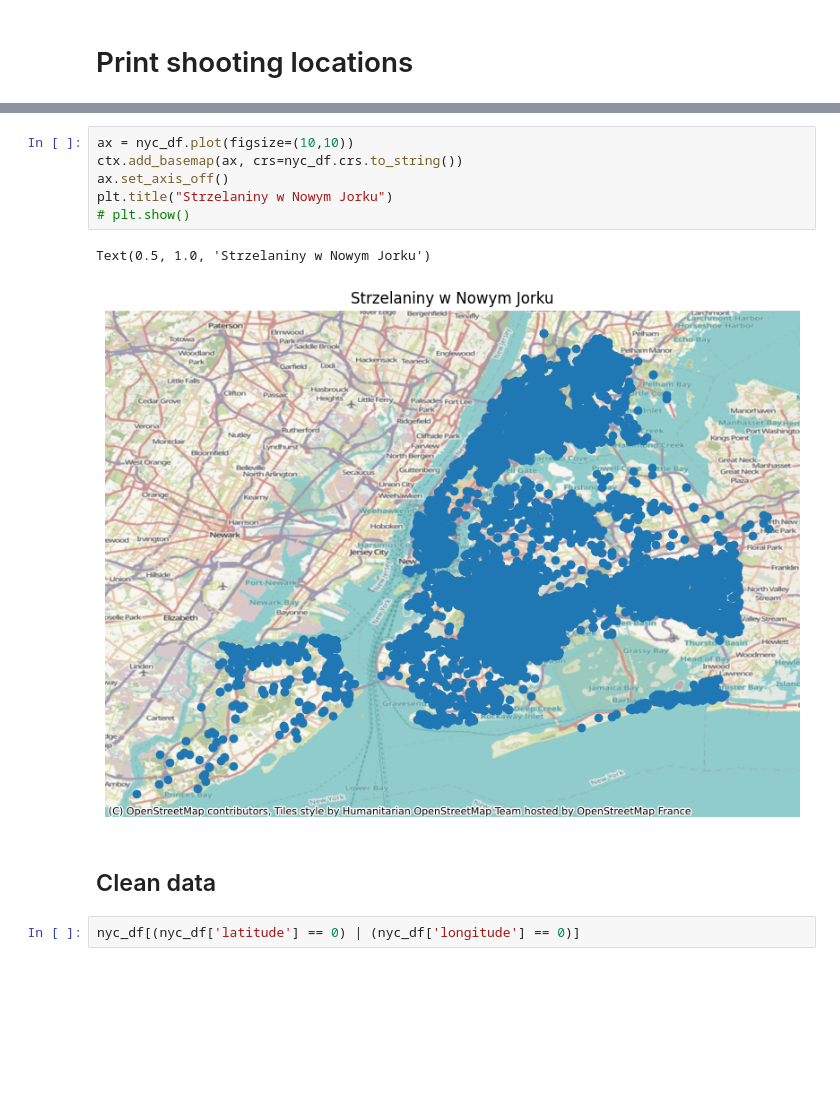
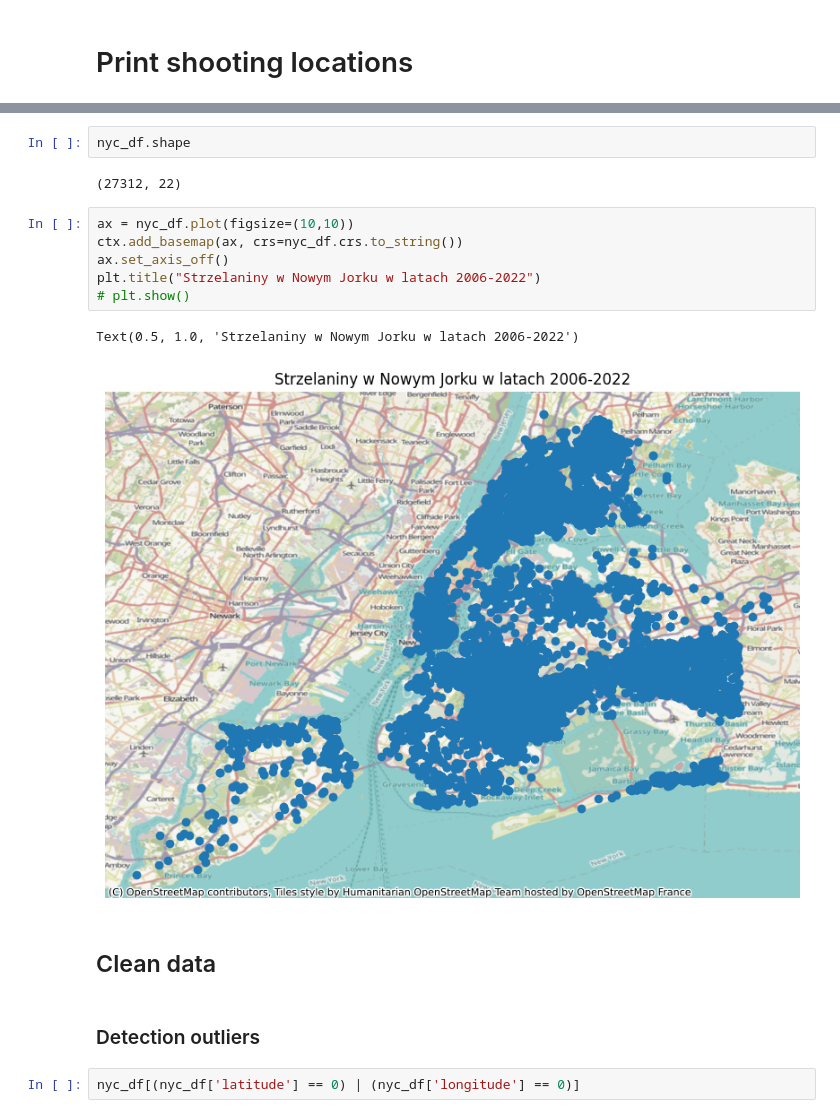
Before and after one commit to jkwiatk1/spatial-data-mining, a Jupyter notebook: 1-shooting_data_analysis.ipynb, the cells around one changed output, grey strips where cells are left out. Saved outputs shown, nothing was run; the diff lists cells and outputs as text; blank space fills up the shorter version.

```diff
--- a/1-shooting_data_analysis.ipynb
+++ b/1-shooting_data_analysis.ipynb
@@ -56,14 +58,20 @@ nyc_df.head()
+# %%
+nyc_df.shape
+# %% [output]
+(27312, 22)
 # %%
 ax = nyc_df.plot(figsize=(10,10))
 ctx.add_basemap(ax, crs=nyc_df.crs.to_string())
 ax.set_axis_off()
-plt.title("Strzelaniny w Nowym Jorku")
+plt.title("Strzelaniny w Nowym Jorku w latach 2006-2022")
 # plt.show()
 # %% [output]
-Text(0.5, 1.0, 'Strzelaniny w Nowym Jorku')
+Text(0.5, 1.0, 'Strzelaniny w Nowym Jorku w latach 2006-2022')
-[figure, old version]
+[figure, new version]
 # %% [markdown]
 ## Clean data
+# %% [markdown]
+### Detection outliers
 # %%
 nyc_df[(nyc_df['latitude'] == 0) | (nyc_df['longitude'] == 0)]
 # %% [output]
```
Also changed, not shown: parts of 33 cells of this notebook.
